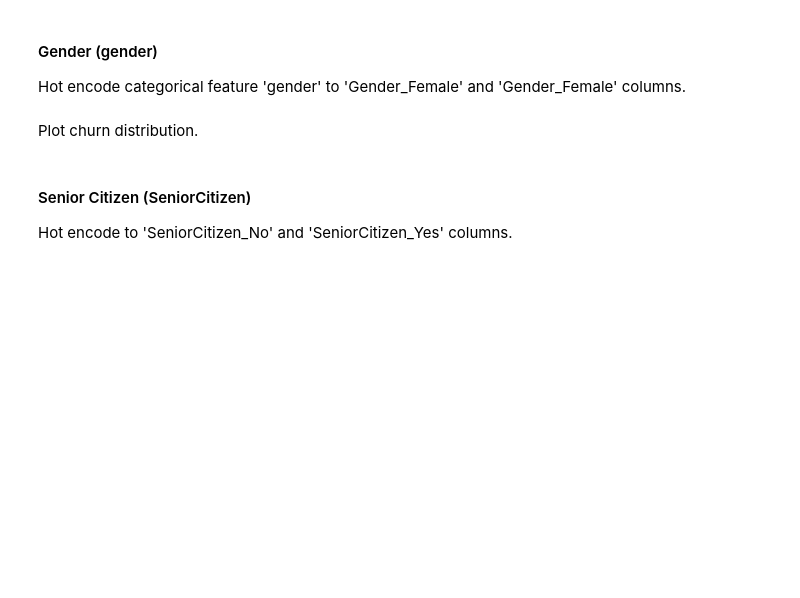
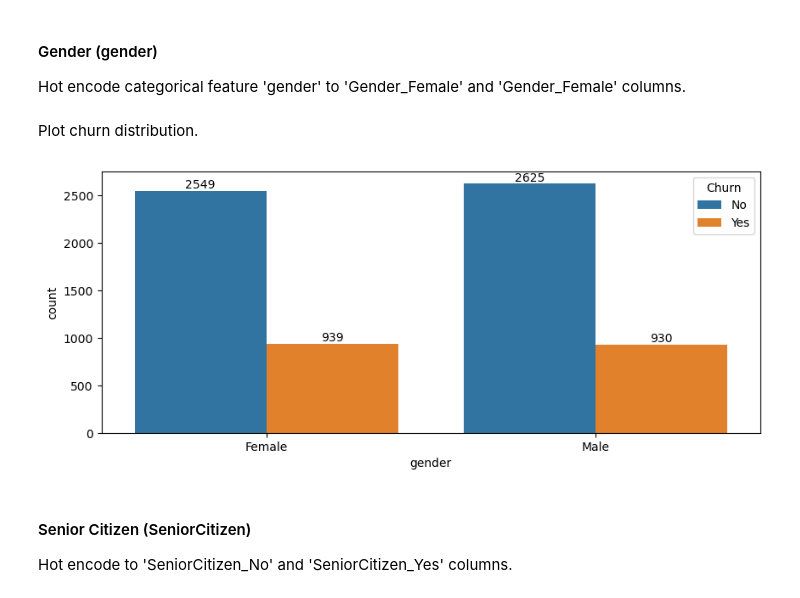
Before and after one commit to kushnertodd/telco-customer-churn, a Jupyter notebook: telco-customer-churn.ipynb, the cells around one changed output. Cells and saved outputs as stored; diff of their text form; code cells hidden in the pictures; blank space fills up the shorter version.

Commit message:
added counts to gender

```diff
--- a/telco-customer-churn.ipynb
+++ b/telco-customer-churn.ipynb
@@ -299,15 +299,13 @@ print(df.loc[0:5, ['Gender_Female', 'Gender_Male', 'Churn']])
 # %% [markdown]
 Plot churn distribution.
 # %%
-gender_churn = pd.crosstab(df_original.loc[df_original['gender'] != "None", 'gender'], df_original['Churn'])
-gender_churn.plot(kind='bar', stacked=True, figsize=(8,6))
-print(gender_churn)
-plt.title('Churn Count by Gender')
-plt.xlabel('Gender')
-plt.ylabel("Number of Customers")
-plt.legend(title="Churn", labels=["No", "Yes"])
-plt.xticks(rotation=45)
+fig, ax = plt.subplots(1, 1, figsize=(10, 4))
+sns.countplot(data=df_original, x='gender', hue='Churn')
+for container in ax.containers:
+    ax.bar_label(container)
 plt.show()
+# %% [output]
+[figure, added]
 # %% [markdown]
 #### Senior Citizen (SeniorCitizen)
 Hot encode to 'SeniorCitizen_No' and 'SeniorCitizen_Yes' columns.
```
